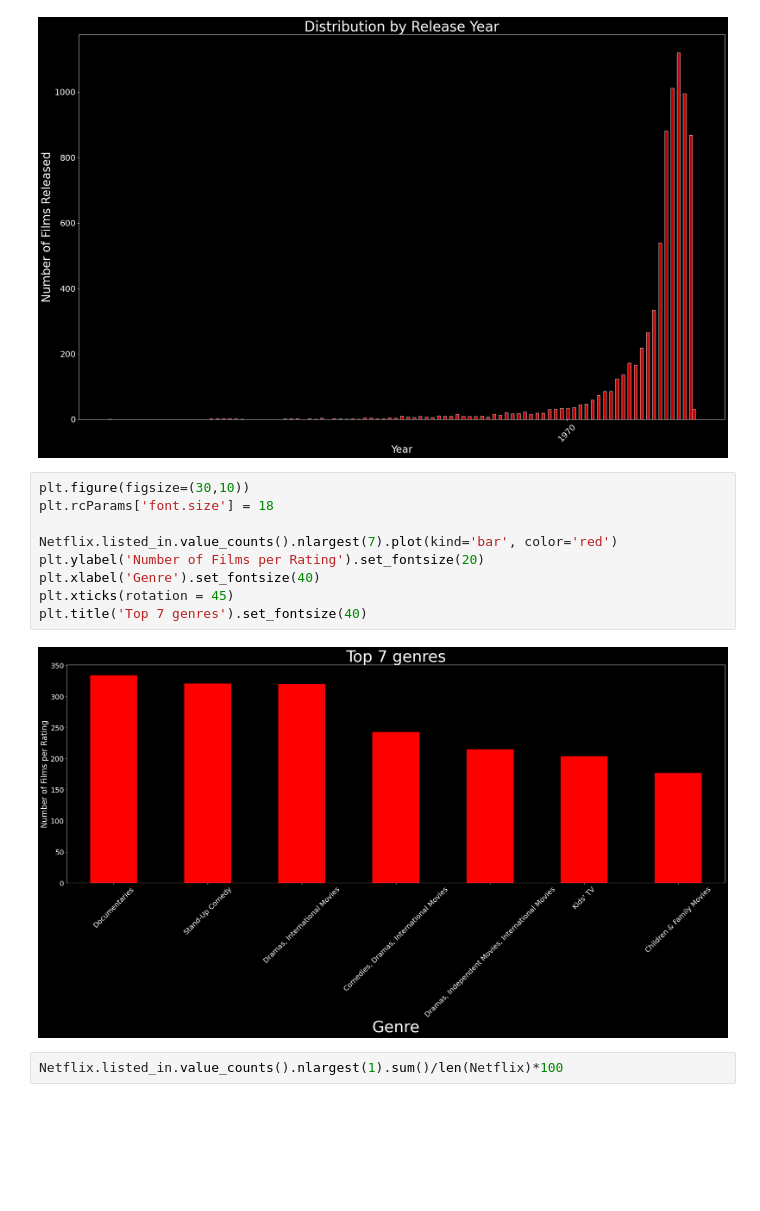
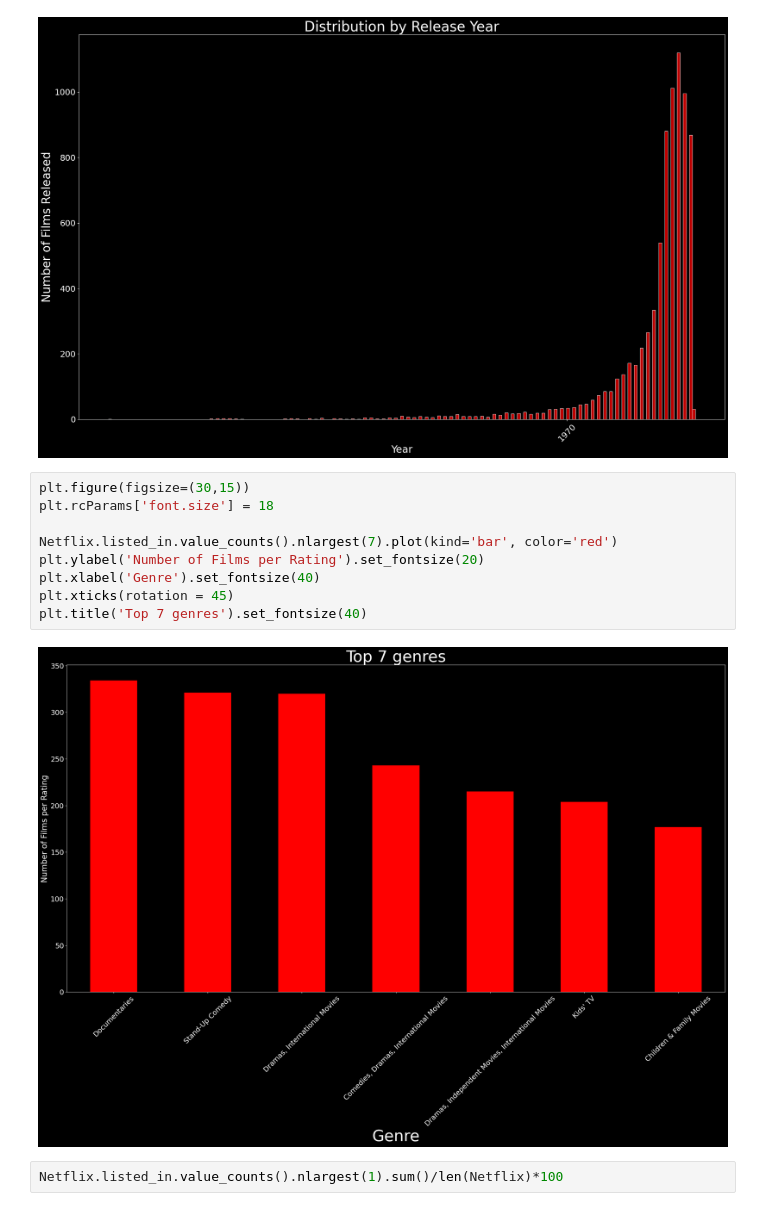
Before and after one commit to JanKosgei/Netflix-Recommendations, a Jupyter notebook: K-Means Netflix.ipynb, the cells around one changed output. Cells and saved outputs as stored; diff of their text form; blank space fills up the shorter version.

```diff
--- a/K-Means Netflix.ipynb
+++ b/K-Means Netflix.ipynb
@@ -235,16 +238,16 @@ plt.title('Distribution by Release Year').set_fontsize(30)
 # %% [output]
 [figure]
 # %%
-plt.figure(figsize=(30,10))
+plt.figure(figsize=(30,15))
 plt.rcParams['font.size'] = 18
 
 Netflix.listed_in.value_counts().nlargest(7).plot(kind='bar', color='red')
 plt.ylabel('Number of Films per Rating').set_fontsize(20)
 plt.xlabel('Genre').set_fontsize(40)
 plt.xticks(rotation = 45)
 plt.title('Top 7 genres').set_fontsize(40)
 # %% [output]
-[figure, old version]
+[figure, new version]
 # %%
 Netflix.listed_in.value_counts().nlargest(1).sum()/len(Netflix)*100
 # %% [output]
```
Also changed, not shown: parts of 6 cells of this notebook.
